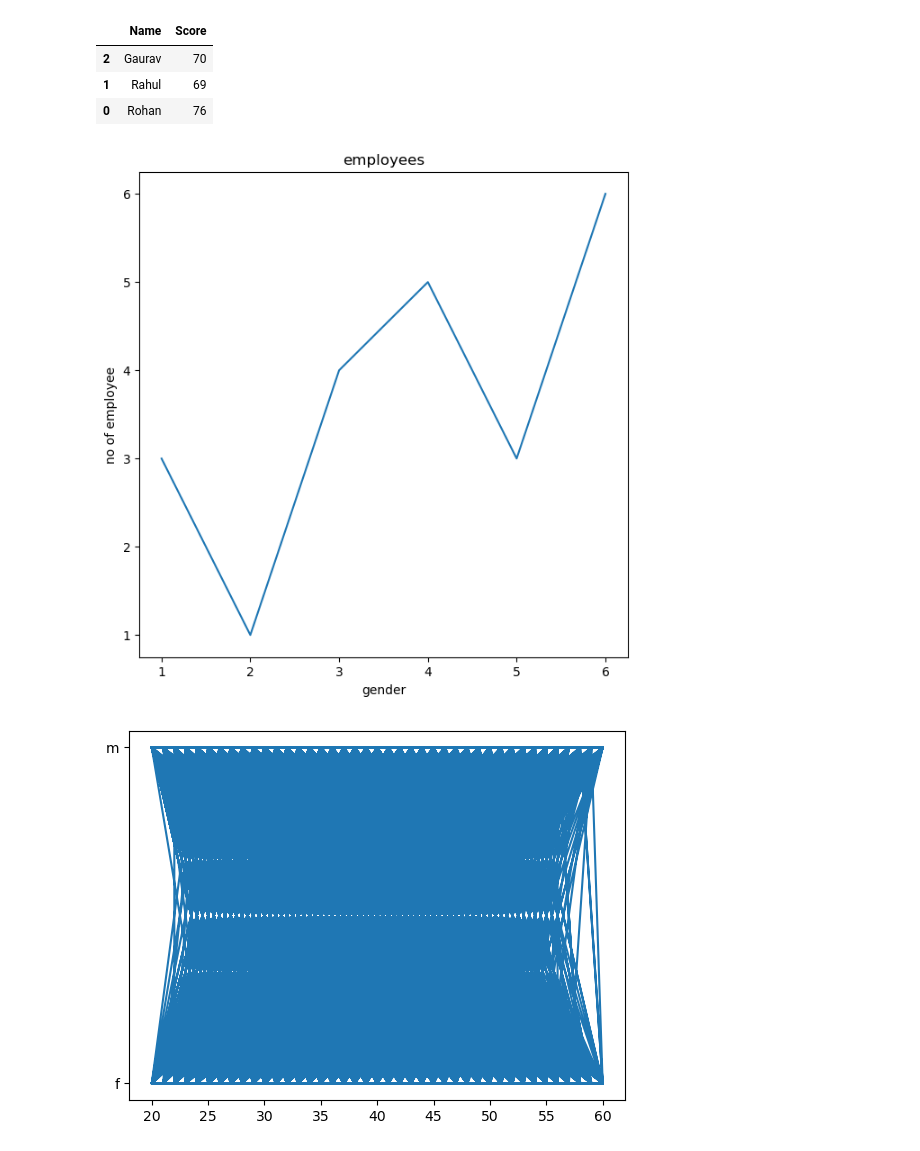
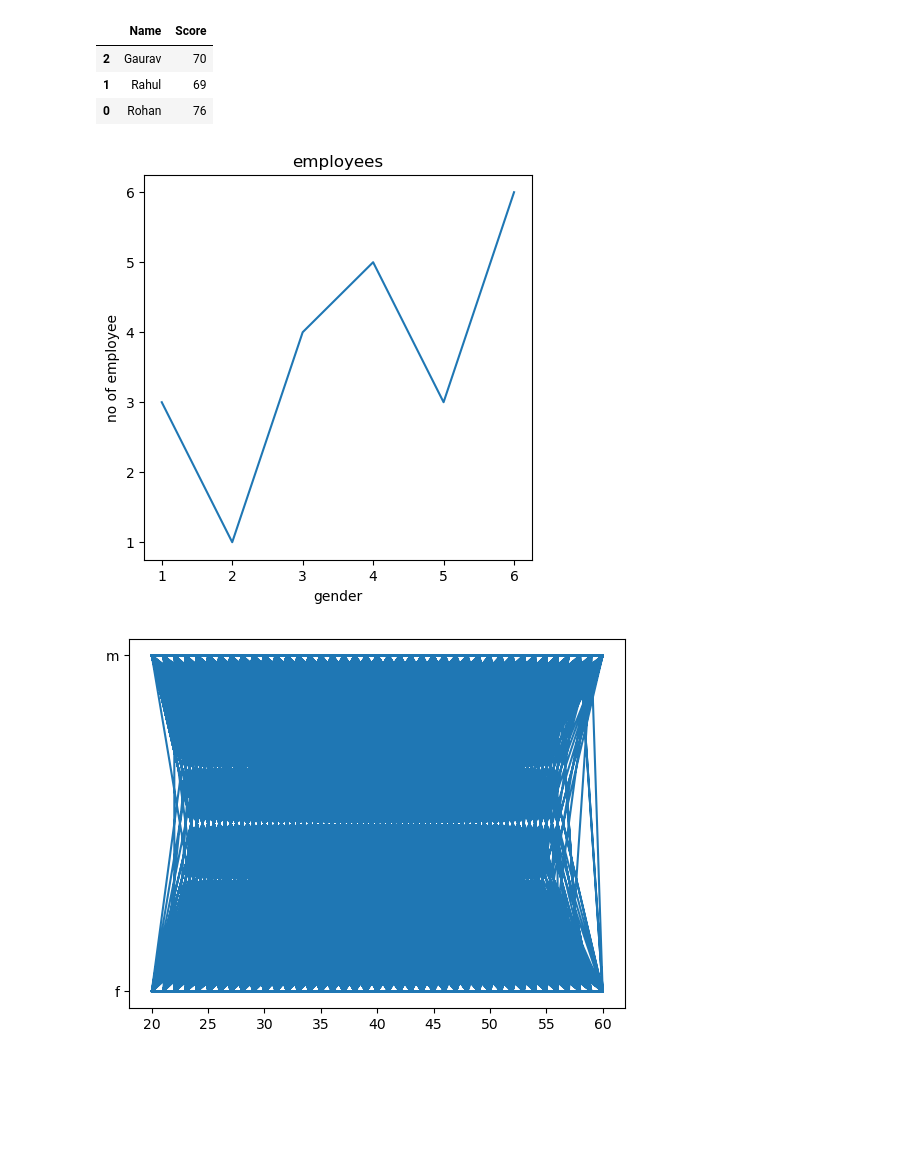
Before and after one commit to Murugadoss2004/voting-data, a Jupyter notebook: matplot.ipynb, the cells around one changed output. Cells and saved outputs as stored; diff of their text form; code cells hidden in the pictures; blank space fills up the shorter version.

```diff
--- a/matplot.ipynb
+++ b/matplot.ipynb
@@ -168,16 +168,17 @@ acc.sort_values(by=['Name', 'Score'],
 | 1 | Rahul | 69 |
 | 0 | Rohan | 76 |
 # %%
+import matplotlib.pyplot as plt
 x = [1, 2, 3, 4, 5, 6]
 y = [3, 1, 4, 5, 3, 6]
-plt.figure(figsize=(7,7))
+plt.figure(figsize=(5,5))
 plt.title('employees')
 plt.plot(x,y)
 plt.ylabel('no of employee')
 plt.xlabel('gender')
 plt.show()
 # %% [output]
-[figure, old version]
+[figure, new version]
 # %%
 df=pd.read_csv("employee_promotion.csv")
 plt.plot(df.age,df.gender)
```
Also changed, not shown: parts of 10 cells of this notebook.
